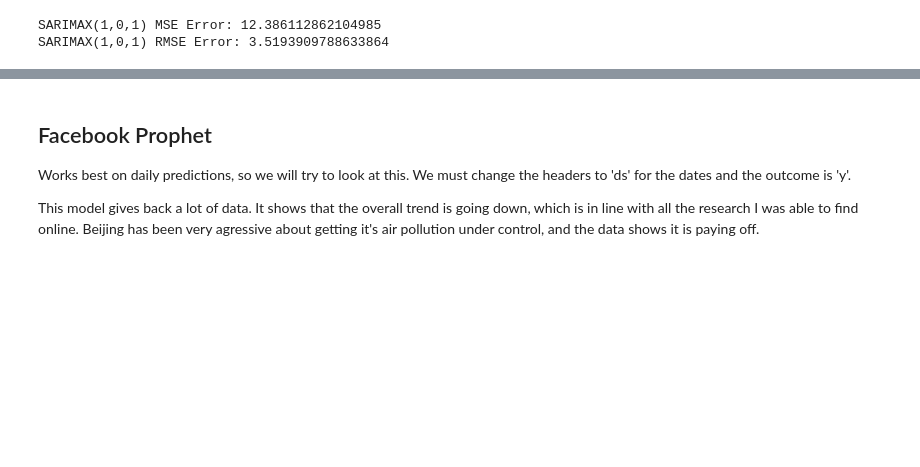
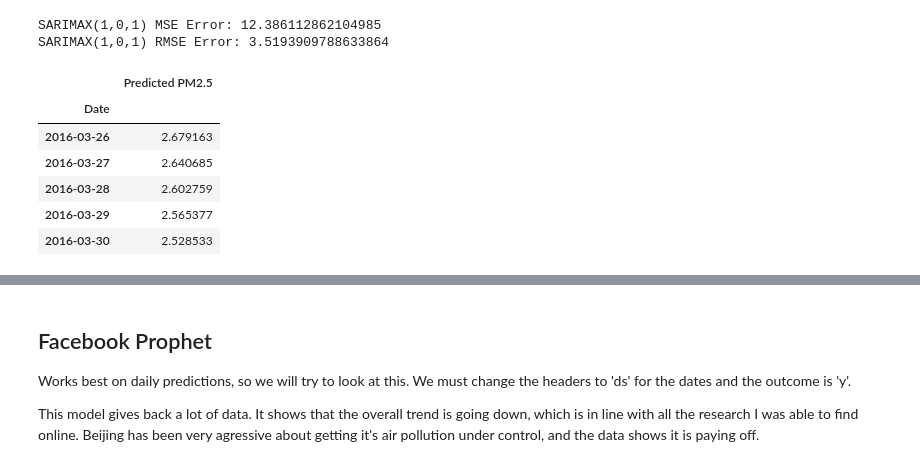
Before and after one commit to dolcikey/TimeSeriesForecasting_BeijingAirQuality, a Jupyter notebook: 003_Modeling.ipynb, the cells around one changed output, grey strips where cells are left out. Saved outputs shown, nothing was run; the diff lists cells and outputs as text; code cells hidden in the pictures; blank space fills up the shorter version.

```diff
--- a/003_Modeling.ipynb
+++ b/003_Modeling.ipynb
@@ -312,3 +325,22 @@ print(f'SARIMAX(1,0,1) RMSE Error: {error:18}')
 # %% [output]
 SARIMAX(1,0,1) MSE Error: 12.386112862104985
 SARIMAX(1,0,1) RMSE Error: 3.5193909788633864
+# %%
+# Make this into a df for graphing
+pred= predictions_SARIMAX.reset_index()
+type(pred)
+
+pred["Date"] = pd.to_datetime(pred["index"])
+pred = pred.set_index('Date')
+
+pred = pred.rename(columns={'SARIMAX(1,0,1) Predictions': 'Predicted PM2.5'})
+pred = pred.drop(columns =['index'])
+pred.head()
+# %% [output]
+|  | Predicted PM2.5 |
+| Date |  |
+| 2016-03-26 | 2.679163 |
+| 2016-03-27 | 2.640685 |
+| 2016-03-28 | 2.602759 |
+| 2016-03-29 | 2.565377 |
+| 2016-03-30 | 2.528533 |
```
Also changed, not shown: parts of 16 cells of this notebook, 1 other file.
